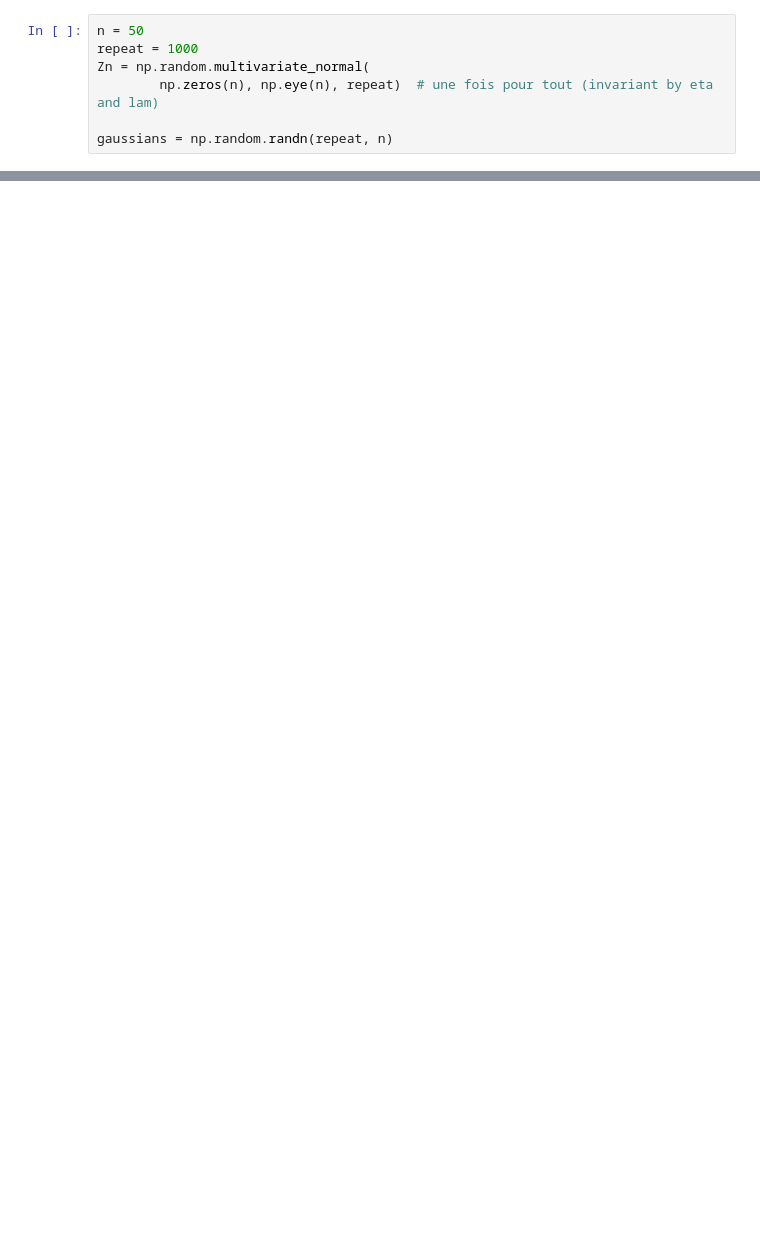
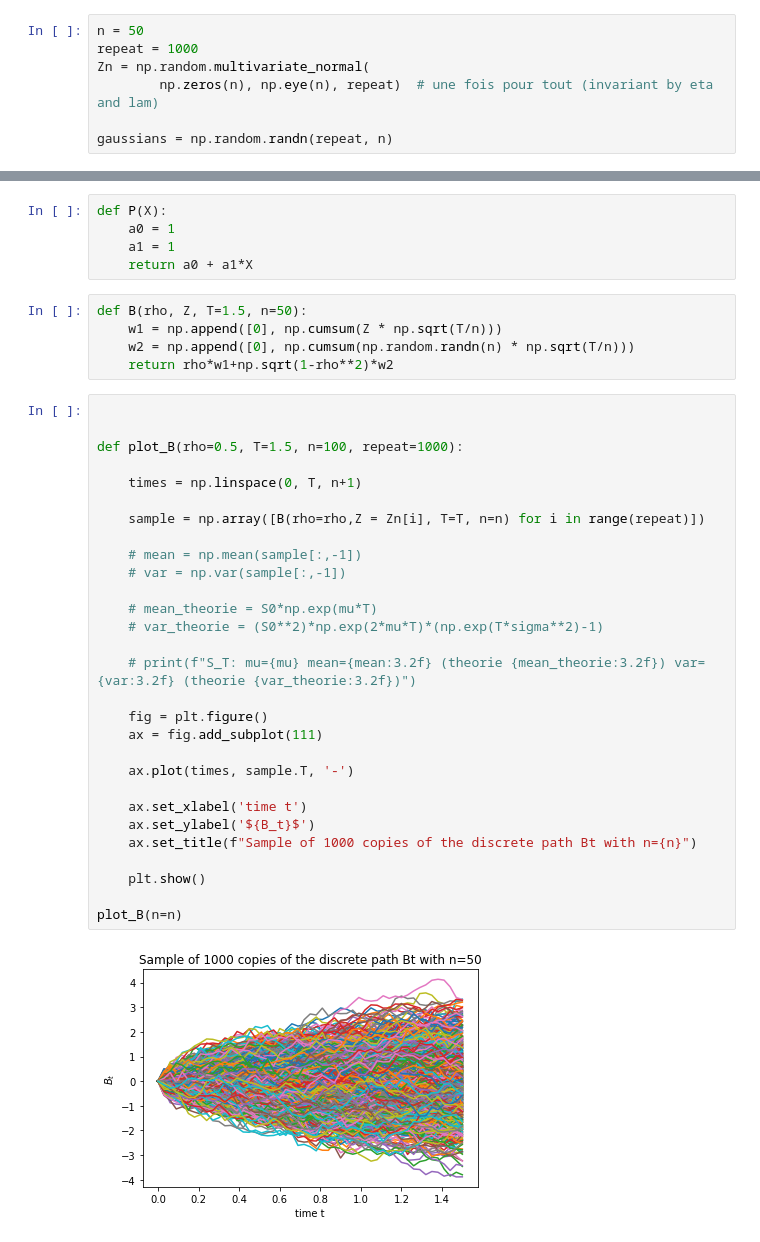
Before and after one commit to GearlessJohn/deep-pricing, a Jupyter notebook: src/simulation_Xt.ipynb, the cells around one changed output, grey strips where cells are left out. Drawn from its saved outputs; the diff is of its cells as text; blank space fills up the shorter version.

```diff
--- a/src/simulation_Xt.ipynb
+++ b/src/simulation_Xt.ipynb
@@ -172,0 +173,41 @@ X_T: mean=-0.05 var=1.30 (1.30)
+# %%
+def P(X):
+    a0 = 1
+    a1 = 1
+    return a0 + a1*X
+# %%
+def B(rho, Z, T=1.5, n=50):
+    w1 = np.append([0], np.cumsum(Z * np.sqrt(T/n)))
+    w2 = np.append([0], np.cumsum(np.random.randn(n) * np.sqrt(T/n)))
+    return rho*w1+np.sqrt(1-rho**2)*w2
+# %%
+
+
+def plot_B(rho=0.5, T=1.5, n=100, repeat=1000):
+
+    times = np.linspace(0, T, n+1)
+
+    sample = np.array([B(rho=rho,Z = Zn[i], T=T, n=n) for i in range(repeat)])
+
+    # mean = np.mean(sample[:,-1])
+    # var = np.var(sample[:,-1])
+
+    # mean_theorie = S0*np.exp(mu*T)
+    # var_theorie = (S0**2)*np.exp(2*mu*T)*(np.exp(T*sigma**2)-1)
+
+    # print(f"S_T: mu={mu} mean={mean:3.2f} (theorie {mean_theorie:3.2f}) var={var:3.2f} (theorie {var_theorie:3.2f})")
+
+    fig = plt.figure()
+    ax = fig.add_subplot(111)
+
+    ax.plot(times, sample.T, '-')
+
+    ax.set_xlabel('time t')
+    ax.set_ylabel('${B_t}$')
+    ax.set_title(f"Sample of 1000 copies of the discrete path Bt with n={n}")
+
+    plt.show()
+
+plot_B(n=n)
+# %% [output]
+[figure, added]
```
Also changed, not shown: parts of 7 cells of this notebook.
